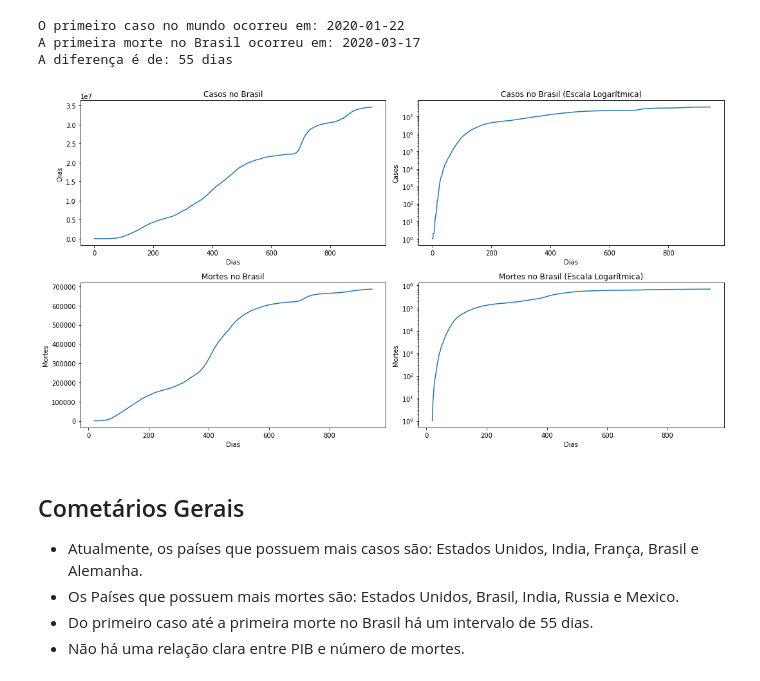
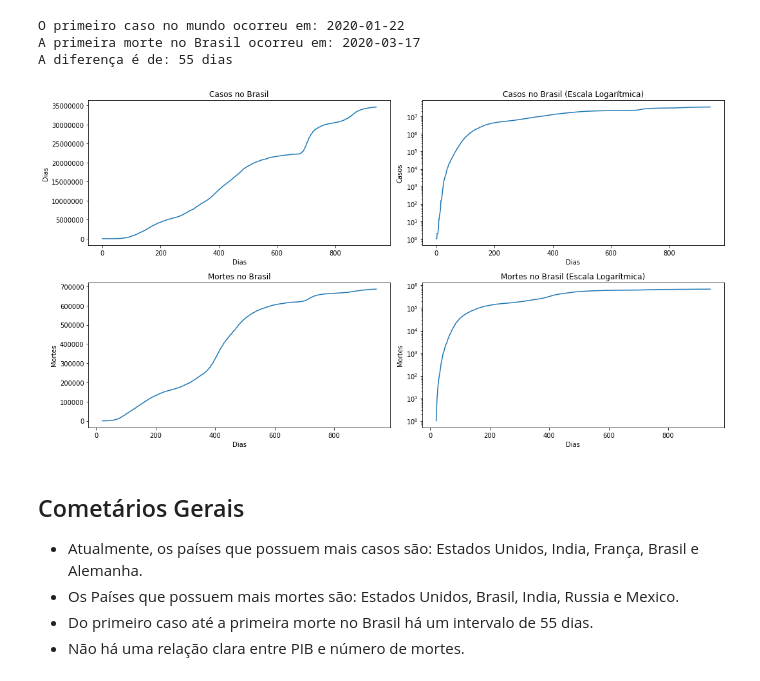
Before and after one commit to Brunolts01/data_science, a Jupyter notebook: Projeto_Panorama_do_COVID_19_no_Brasil.ipynb, the cells around one changed output. Cells and saved outputs as stored; diff of their text form; code cells hidden in the pictures.

```diff
--- a/Projeto_Panorama_do_COVID_19_no_Brasil.ipynb
+++ b/Projeto_Panorama_do_COVID_19_no_Brasil.ipynb
@@ -334,34 +334,35 @@ A diferença é de: 55 dias
 # %%
 x = list(range(942))
 z = df_brasil['total_cases']
 z2 = df_brasil['total_deaths']
 
 fig, ((ax1, ax2), (ax3, ax4)) = plt.subplots(nrows=2, ncols=2, figsize=(15,8))
 ax1.set_title('Casos no Brasil')
 ax1.set_xlabel('Dias')
 ax1.set_ylabel('Dias')
+ax1.ticklabel_format(style='plain', axis='y')
 ax1.plot(x, z)
 
 ax2.set_title('Casos no Brasil (Escala Logarítmica)')
 ax2.set_xlabel('Dias')
 ax2.set_ylabel('Casos')
 ax2.set_yscale('log')
 ax2.plot(x, z)
 
 ax3.set_title('Mortes no Brasil')
 ax3.set_xlabel('Dias')
 ax3.set_ylabel('Mortes')
 ax3.plot(x, z2)
 
 ax4.set_title('Mortes no Brasil (Escala Logarítmica)')
 ax4.set_xlabel('Dias')
 ax4.set_ylabel('Mortes')
 ax4.set_yscale('log')
 ax4.plot(x, z2)
 
 plt.tight_layout();
 # %% [output]
-[figure, old version]
+[figure, new version]
 # %% [markdown]
 ## Cometários Gerais
 
```
